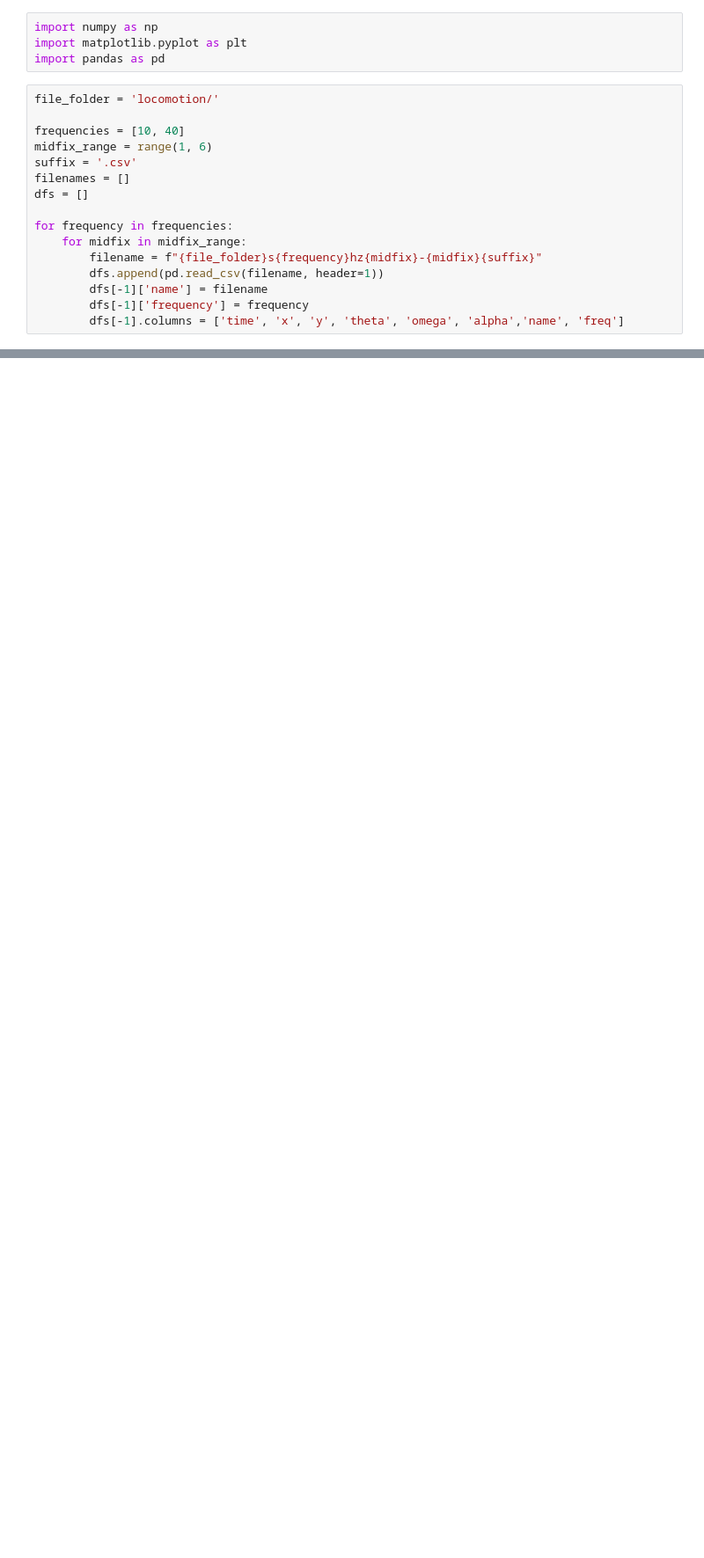
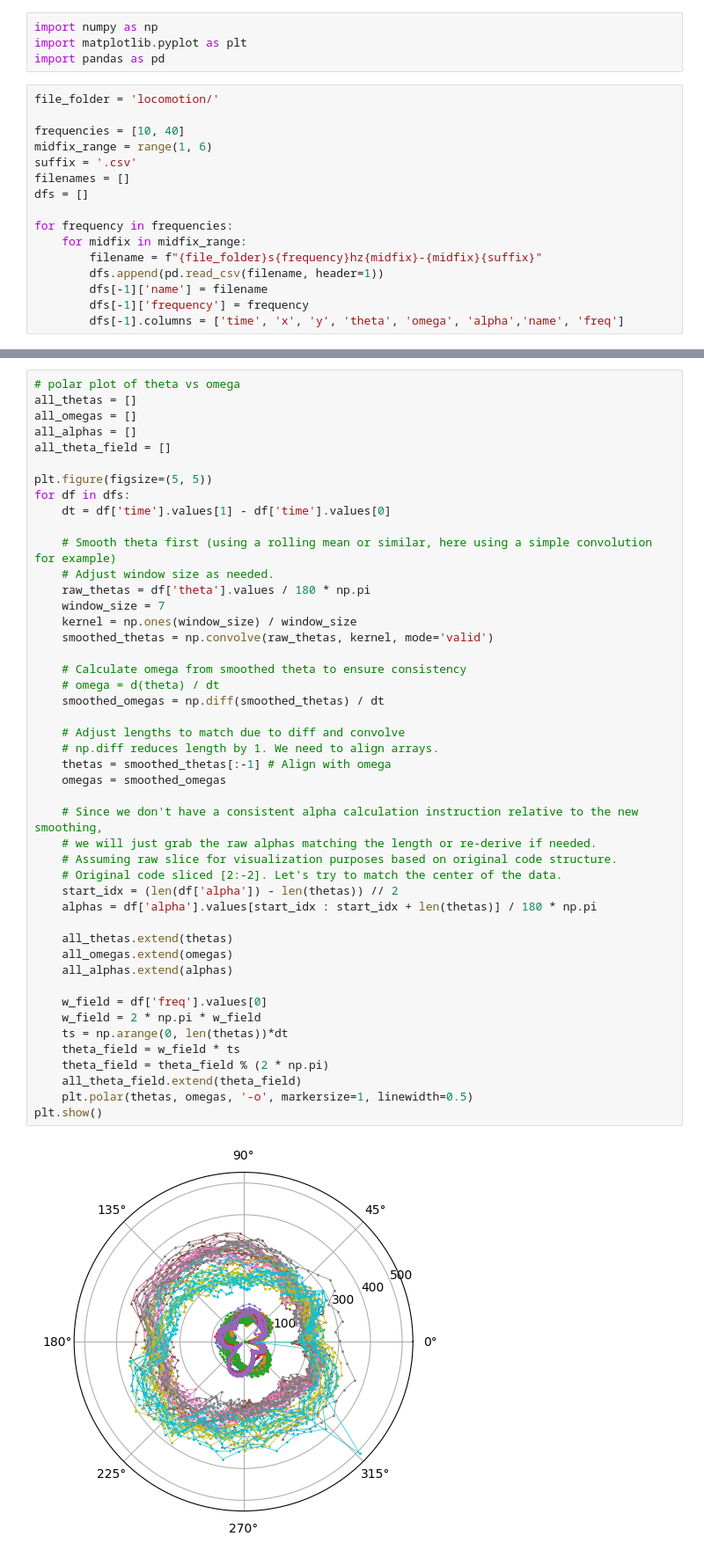
Before and after one commit to stevenwman/milliquad_analysis, a Jupyter notebook: sysID/data_process.ipynb, the cells around one changed output, grey strips where cells are left out. Shown at 88% size. Cells and saved outputs as stored; diff of their text form; blank space fills up the shorter version.

```diff
--- a/sysID/data_process.ipynb
+++ b/sysID/data_process.ipynb
@@ -48,3 +46,51 @@ plt.show()
+# %%
+# polar plot of theta vs omega
+all_thetas = []
+all_omegas = []
+all_alphas = []
+all_theta_field = []
+
+plt.figure(figsize=(5, 5))
+for df in dfs:
+    dt = df['time'].values[1] - df['time'].values[0]
+
+    # Smooth theta first (using a rolling mean or similar, here using a simple convolution for example)
+    # Adjust window size as needed.
+    raw_thetas = df['theta'].values / 180 * np.pi
+    window_size = 7
+    kernel = np.ones(window_size) / window_size
+    smoothed_thetas = np.convolve(raw_thetas, kernel, mode='valid')
+
+    # Calculate omega from smoothed theta to ensure consistency
+    # omega = d(theta) / dt
+    smoothed_omegas = np.diff(smoothed_thetas) / dt
+
+    # Adjust lengths to match due to diff and convolve
+    # np.diff reduces length by 1. We need to align arrays.
+    thetas = smoothed_thetas[:-1] # Align with omega
+    omegas = smoothed_omegas
+
+    # Since we don't have a consistent alpha calculation instruction relative to the new smoothing,
+    # we will just grab the raw alphas matching the length or re-derive if needed.
+    # Assuming raw slice for visualization purposes based on original code structure.
+    # Original code sliced [2:-2]. Let's try to match the center of the data.
+    start_idx = (len(df['alpha']) - len(thetas)) // 2
+    alphas = df['alpha'].values[start_idx : start_idx + len(thetas)] / 180 * np.pi
+
+    all_thetas.extend(thetas)
+    all_omegas.extend(omegas)
+    all_alphas.extend(alphas)
+
+    w_field = df['freq'].values[0]
+    w_field = 2 * np.pi * w_field
+    ts = np.arange(0, len(thetas))*dt
+    theta_field = w_field * ts
+    theta_field = theta_field % (2 * np.pi)
+    all_theta_field.extend(theta_field)
+    plt.polar(thetas, omegas, '-o', markersize=1, linewidth=0.5)
+plt.show()
+# %% [output]
+[figure, added]
 # %%
 # Dynamics-related quantities and F_hat computation
 m = 1.4e-5
```
Also changed, not shown: parts of 6 cells of this notebook, 11 other files.
